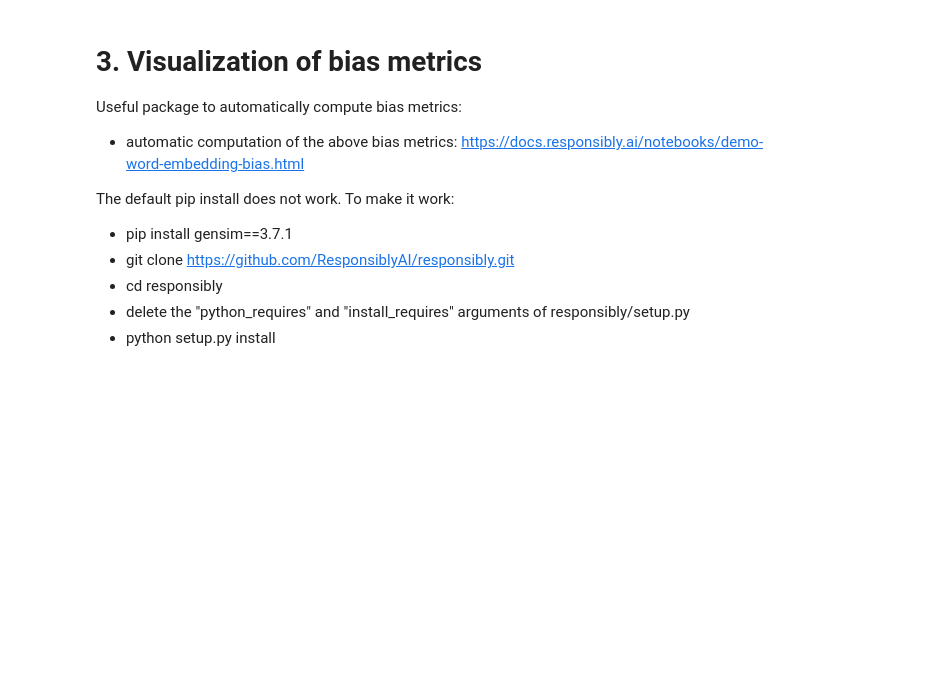
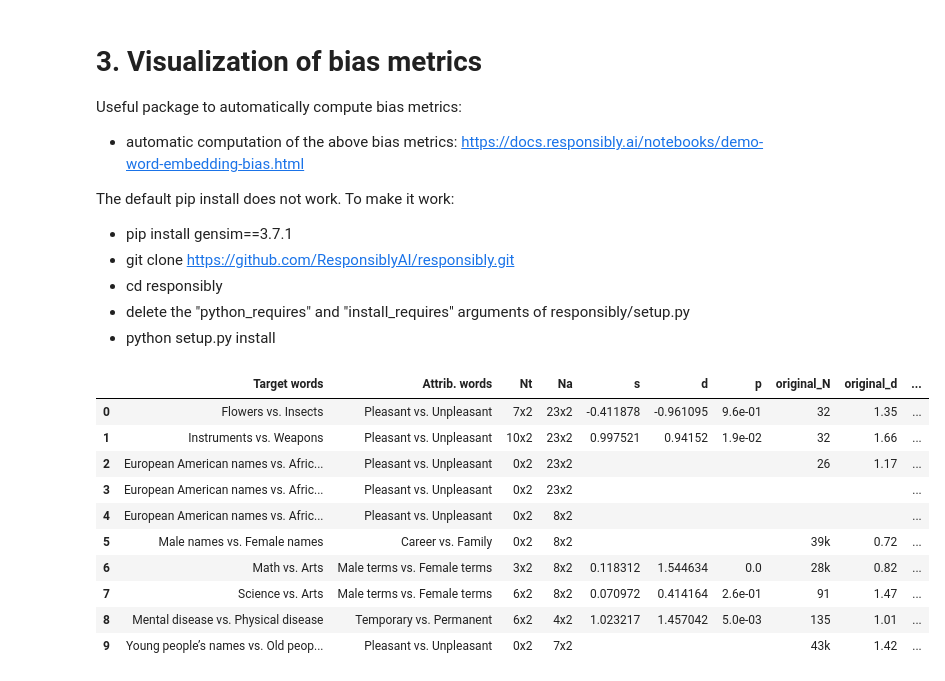
Before and after one commit to CindyLi-Ayi/AC221-Final-Project-Embedding-Bias, a Jupyter notebook: word2vec_training.ipynb, the cells around one changed output. Cells and saved outputs as stored; diff of their text form; code cells hidden in the pictures; blank space fills up the shorter version.

Commit message:
Adding WEAT score computation for word2vec, CNN news

```diff
--- a/word2vec_training.ipynb
+++ b/word2vec_training.ipynb
@@ -384,5 +384,17 @@ To make it work:
 # %%
 from responsibly.we import calc_all_weat
 # %%
-# calc_all_weat(model, filter_by='model', with_original_finding=True,
-#               with_pvalue=True, pvalue_kwargs={'method': 'approximate'})
+calc_all_weat(model.wv, filter_by='model', with_original_finding=True,
+              with_pvalue=True, pvalue_kwargs={'method': 'approximate'})
+# %% [output]
+|  | Target words | Attrib. words | Nt | Na | s | d | p | original_N | original_d | ... |
+| 0 | Flowers vs. Insects | Pleasant vs. Unpleasant | 7x2 | 23x2 | -0.411878 | -0.961095 | 9.6e-01 | 32 | 1.35 | ... |
+| 1 | Instruments vs. Weapons | Pleasant vs. Unpleasant | 10x2 | 23x2 | 0.997521 | 0.94152 | 1.9e-02 | 32 | 1.66 | ... |
+| 2 | European American names vs. Afric... | Pleasant vs. Unpleasant | 0x2 | 23x2 |  |  |  | 26 | 1.17 | ... |
+| 3 | European American names vs. Afric... | Pleasant vs. Unpleasant | 0x2 | 23x2 |  |  |  |  |  | ... |
+| 4 | European American names vs. Afric... | Pleasant vs. Unpleasant | 0x2 | 8x2 |  |  |  |  |  | ... |
+| 5 | Male names vs. Female names | Career vs. Family | 0x2 | 8x2 |  |  |  | 39k | 0.72 | ... |
+| 6 | Math vs. Arts | Male terms vs. Female terms | 3x2 | 8x2 | 0.118312 | 1.544634 | 0.0 | 28k | 0.82 | ... |
+| 7 | Science vs. Arts | Male terms vs. Female terms | 6x2 | 8x2 | 0.070972 | 0.414164 | 2.6e-01 | 91 | 1.47 | ... |
+| 8 | Mental disease vs. Physical disease | Temporary vs. Permanent | 6x2 | 4x2 | 1.023217 | 1.457042 | 5.0e-03 | 135 | 1.01 | ... |
+| 9 | Young people’s names vs. Old peop... | Pleasant vs. Unpleasant | 0x2 | 7x2 |  |  |  | 43k | 1.42 | ... |
```
